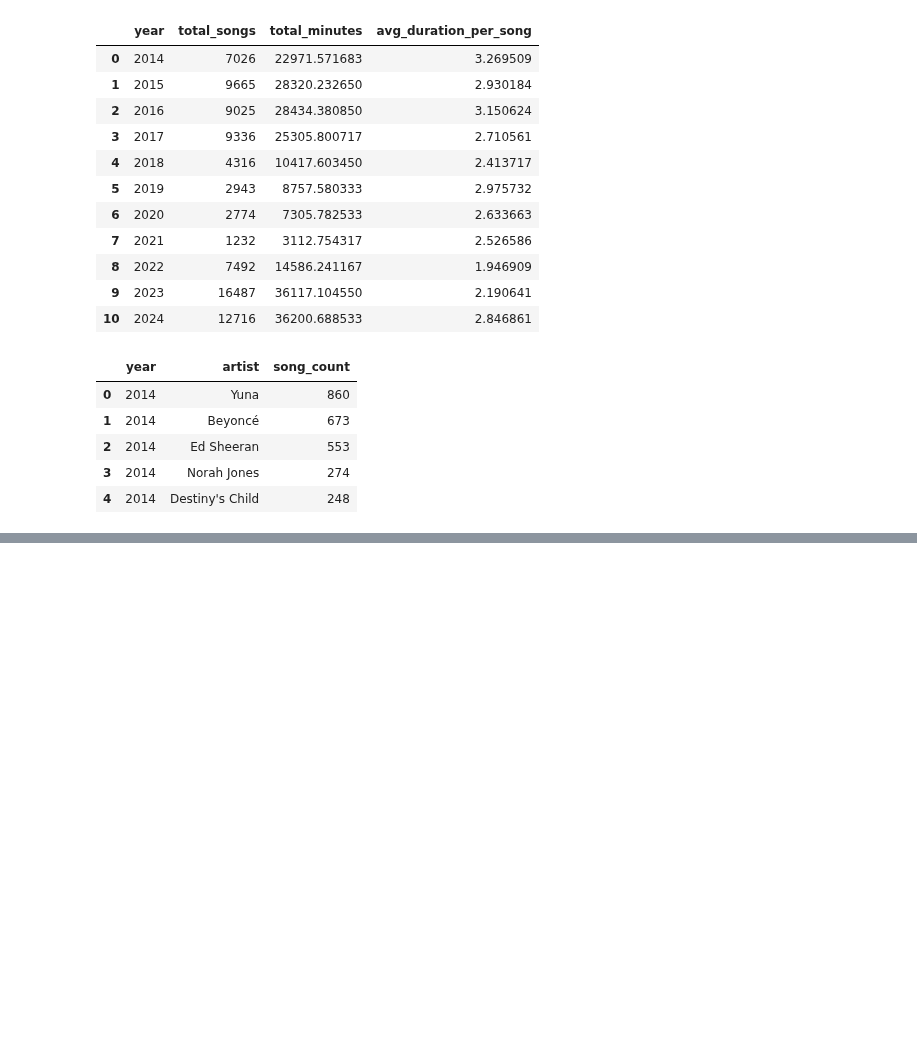
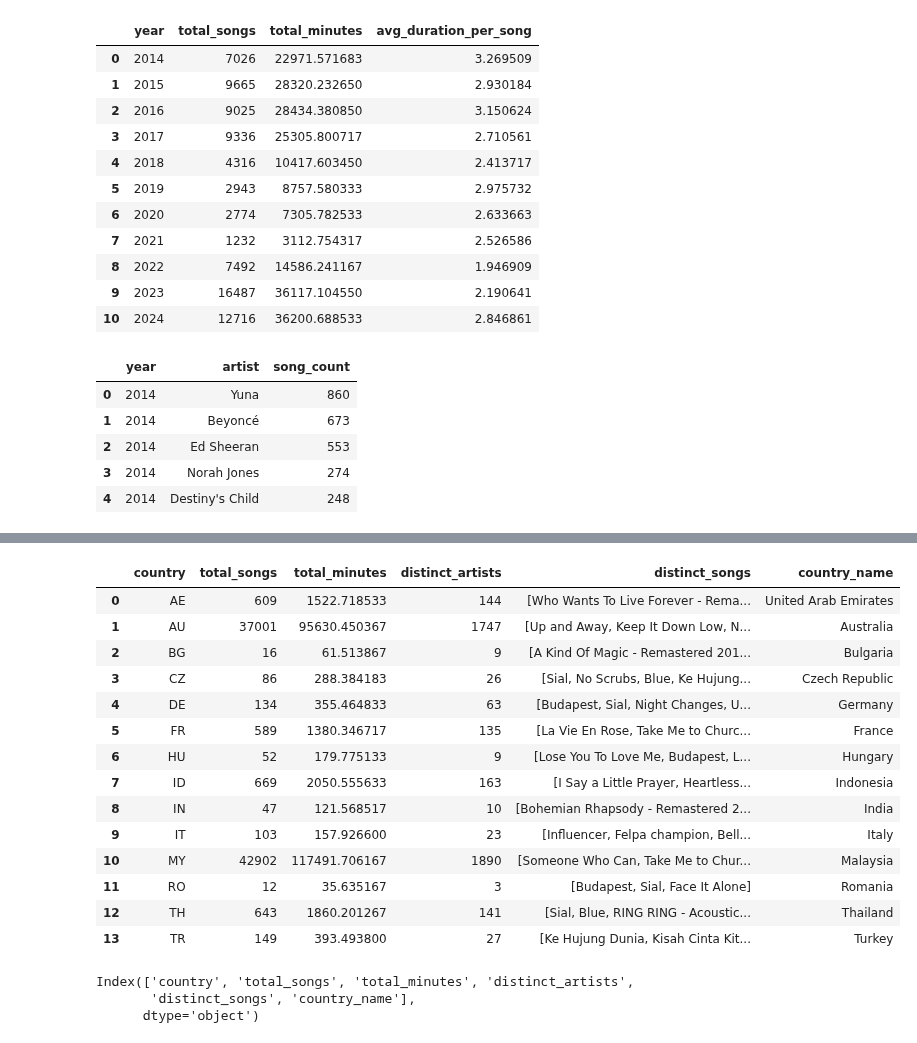
Before and after one commit to asyikin22/Python-for-Data-Analysis, a Jupyter notebook: PROJECTS/Spotify/EDA_years.ipynb, the cells around one changed output, grey strips where cells are left out. Saved outputs shown, nothing was run; the diff lists cells and outputs as text; code cells hidden in the pictures; blank space fills up the shorter version.

```diff
--- a/PROJECTS/Spotify/EDA_years.ipynb
+++ b/PROJECTS/Spotify/EDA_years.ipynb
@@ -298,2 +306,50 @@ if __name__ == '__main__':
 # %% [output]
 [interactive output not drawn]
+# %%
+# summary statistics by country
+
+country_summary = df_year.groupby('country').agg(
+   total_songs=('song', 'count'),
+   total_minutes=('duration_minutes', 'sum'),
+   distinct_artists=('artist', 'nunique'),
+   distinct_songs=('song', 'unique')
+).reset_index()
+
+# create a mapping of ISO alpha-2 codes to country names
+iso_to_country = {
+    'MY': 'Malaysia',
+    'AU': 'Australia',
+    'ID': 'Indonesia',
+    'TH': 'Thailand',
+    'AE': 'United Arab Emirates',
+    'FR': 'France',
+    'TR': 'Turkey',
+    'DE': 'Germany',
+    'IT': 'Italy',
+    'CZ': 'Czech Republic',
+    'HU': 'Hungary',
+    'IN': 'India',
+    'BG': 'Bulgaria',
+    'RO': 'Romania',
+    'SG': 'Singapore'
+}
+
+country_summary['country_name'] = country_summary['country'].map(iso_to_country)
+
+country_summary
+# %% [output]
+|  | country | total_songs | total_minutes | distinct_artists | distinct_songs | country_name |
+| 0 | AE | 609 | 1522.718533 | 144 | [Who Wants To Live Forever - Rema... | United Arab Emirates |
+| 1 | AU | 37001 | 95630.450367 | 1747 | [Up and Away, Keep It Down Low, N... | Australia |
+| 2 | BG | 16 | 61.513867 | 9 | [A Kind Of Magic - Remastered 201... | Bulgaria |
+| 3 | CZ | 86 | 288.384183 | 26 | [Sial, No Scrubs, Blue, Ke Hujung... | Czech Republic |
+| 4 | DE | 134 | 355.464833 | 63 | [Budapest, Sial, Night Changes, U... | Germany |
+| 5 | FR | 589 | 1380.346717 | 135 | [La Vie En Rose, Take Me to Churc... | France |
+| 6 | HU | 52 | 179.775133 | 9 | [Lose You To Love Me, Budapest, L... | Hungary |
+| 7 | ID | 669 | 2050.555633 | 163 | [I Say a Little Prayer, Heartless... | Indonesia |
+| 8 | IN | 47 | 121.568517 | 10 | [Bohemian Rhapsody - Remastered 2... | India |
+| 9 | IT | 103 | 157.926600 | 23 | [Influencer, Felpa champion, Bell... | Italy |
+| 10 | MY | 42902 | 117491.706167 | 1890 | [Someone Who Can, Take Me to Chur... | Malaysia |
+| 11 | RO | 12 | 35.635167 | 3 | [Budapest, Sial, Face It Alone] | Romania |
+| 12 | TH | 643 | 1860.201267 | 141 | [Sial, Blue, RING RING - Acoustic... | Thailand |
+| 13 | TR | 149 | 393.493800 | 27 | [Ke Hujung Dunia, Kisah Cinta Kit... | Turkey |
@@ -299,0 +360,9 @@ if __name__ == '__main__':
+# %%
+# countries = country_summary['country']
+# countries
+
+country_summary.columns
+# %% [output]
+Index(['country', 'total_songs', 'total_minutes', 'distinct_artists',
+       'distinct_songs', 'country_name'],
+      dtype='object')
```
Also changed, not shown: parts of 13 cells of this notebook, 4 other files.
